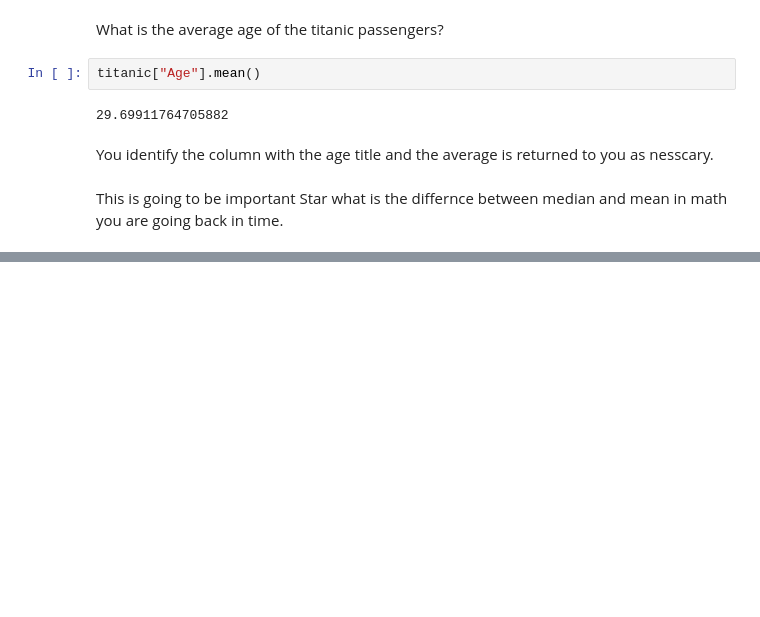
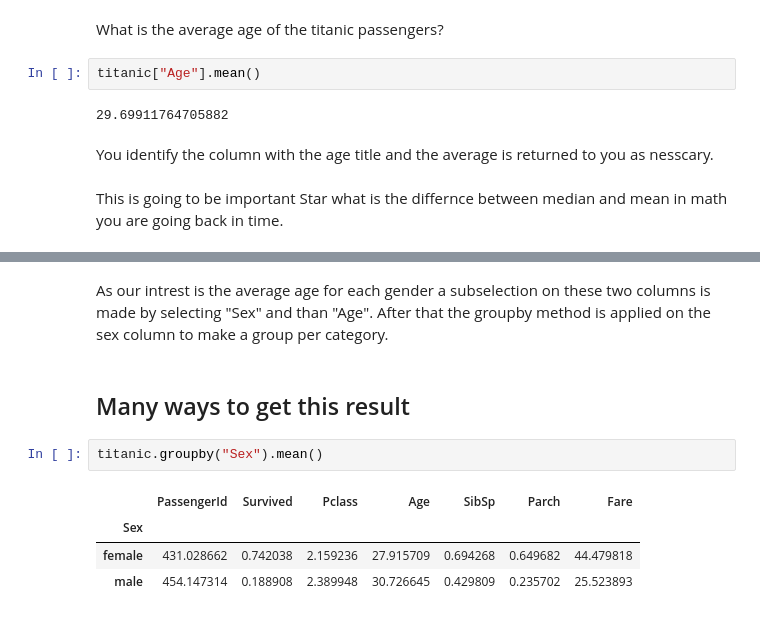
Before and after one commit to evargas1/Making-Graphs, a Jupyter notebook: New Columns Derived From Existing columns.ipynb, the cells around one changed output, grey strips where cells are left out. Drawn from its saved outputs; the diff is of its cells as text; blank space fills up the shorter version.

```diff
--- a/New Columns Derived From Existing columns.ipynb
+++ b/New Columns Derived From Existing columns.ipynb
@@ -116,0 +160,11 @@ This is going to be important Star what is the differnce between median and mean
+# %% [markdown]
+As our intrest is the average age for each gender a subselection on these two columns is made by selecting "Sex" and than "Age". After that the groupby method is applied on the sex column to make a group per category.
+# %% [markdown]
+## Many ways to get this result
+# %%
+titanic.groupby("Sex").mean()
+# %% [output]
+|  | PassengerId | Survived | Pclass | Age | SibSp | Parch | Fare |
+| Sex |  |  |  |  |  |  |  |
+| female | 431.028662 | 0.742038 | 2.159236 | 27.915709 | 0.694268 | 0.649682 | 44.479818 |
+| male | 454.147314 | 0.188908 | 2.389948 | 30.726645 | 0.429809 | 0.235702 | 25.523893 |
```
Also changed, not shown: parts of 19 cells of this notebook, 1 other file.
